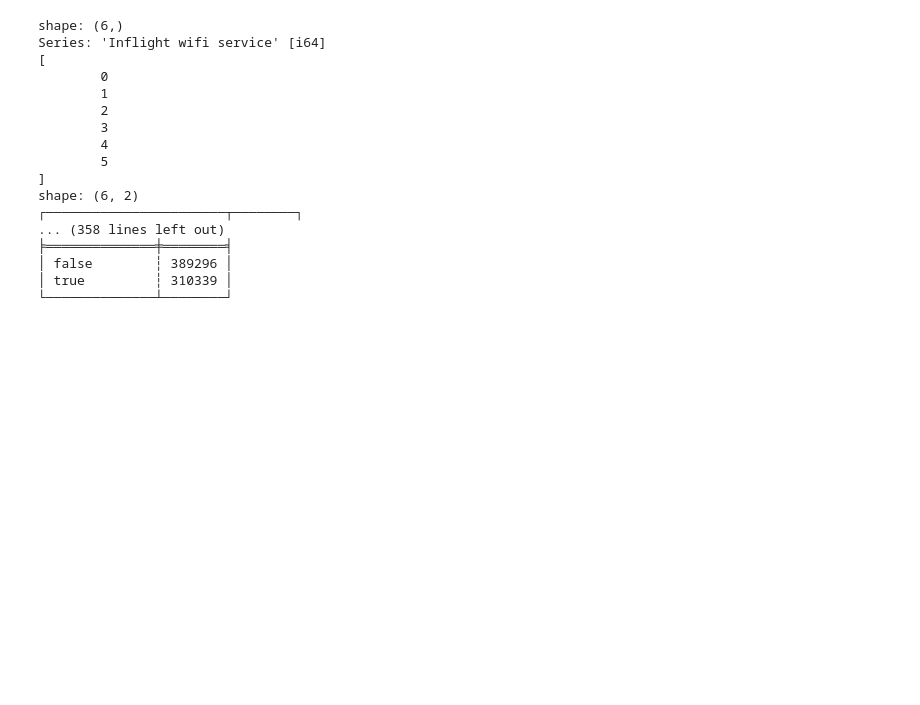
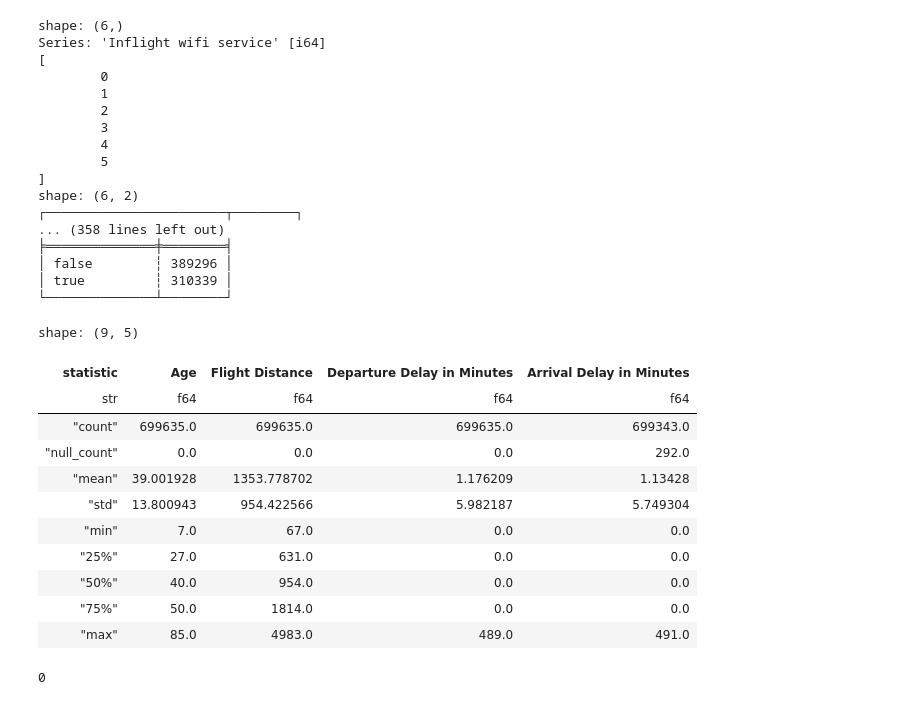
Before and after one commit to sevavargin/Airline-Satisfaction, a Jupyter notebook: notebooks/01_data_research.ipynb, the cells around one changed output. Drawn from its saved outputs; the diff is of its cells as text; code cells hidden in the pictures; blank space fills up the shorter version.

Commit message:
found interesting values of numeric fields, checked duplicates, checked satisfaction factor

```diff
--- a/notebooks/01_data_research.ipynb
+++ b/notebooks/01_data_research.ipynb
@@ -112,3 +112,25 @@ shape: (6, 2)
 │ false        ┆ 389296 │
 │ true         ┆ 310339 │
 └──────────────┴────────┘
+# %%
+intcolumns = ["Age", "Flight Distance", "Departure Delay in Minutes", "Arrival Delay in Minutes"]
+
+train_df.select(intcolumns).describe()
+# %% [output]
+shape: (9, 5)
+| statistic | Age | Flight Distance | Departure Delay in Minutes | Arrival Delay in Minutes |
+| str | f64 | f64 | f64 | f64 |
+| "count" | 699635.0 | 699635.0 | 699635.0 | 699343.0 |
+| "null_count" | 0.0 | 0.0 | 0.0 | 292.0 |
+| "mean" | 39.001928 | 1353.778702 | 1.176209 | 1.13428 |
+| "std" | 13.800943 | 954.422566 | 5.982187 | 5.749304 |
+| "min" | 7.0 | 67.0 | 0.0 | 0.0 |
+| "25%" | 27.0 | 631.0 | 0.0 | 0.0 |
+| "50%" | 40.0 | 954.0 | 0.0 | 0.0 |
+| "75%" | 50.0 | 1814.0 | 0.0 | 0.0 |
+| "max" | 85.0 | 4983.0 | 489.0 | 491.0 |
+# %%
+#CHECK DUPLICATES
+print(train_df.is_duplicated().sum())
+# %% [output]
+0
```
Also changed, not shown: parts of 2 cells of this notebook.
